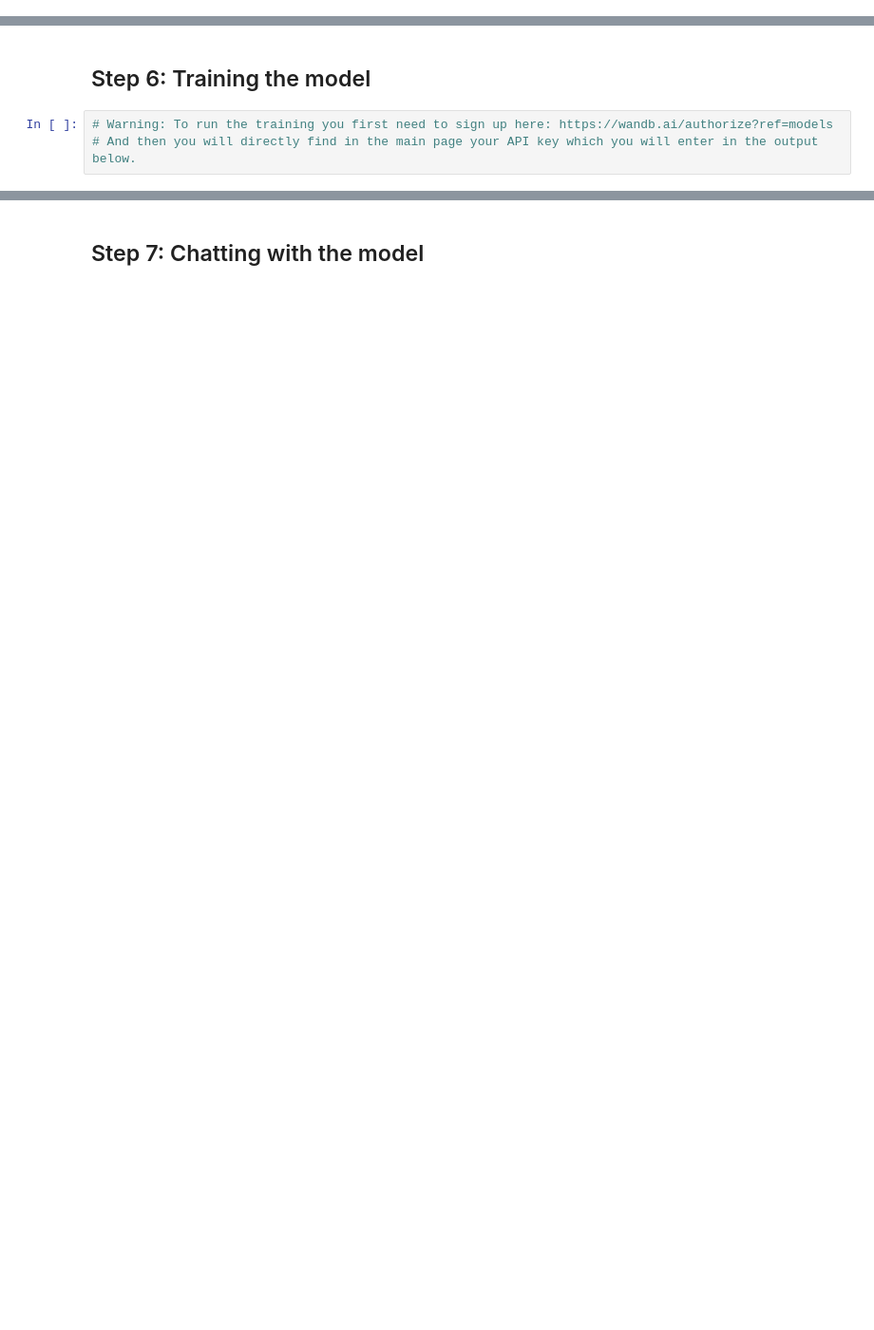
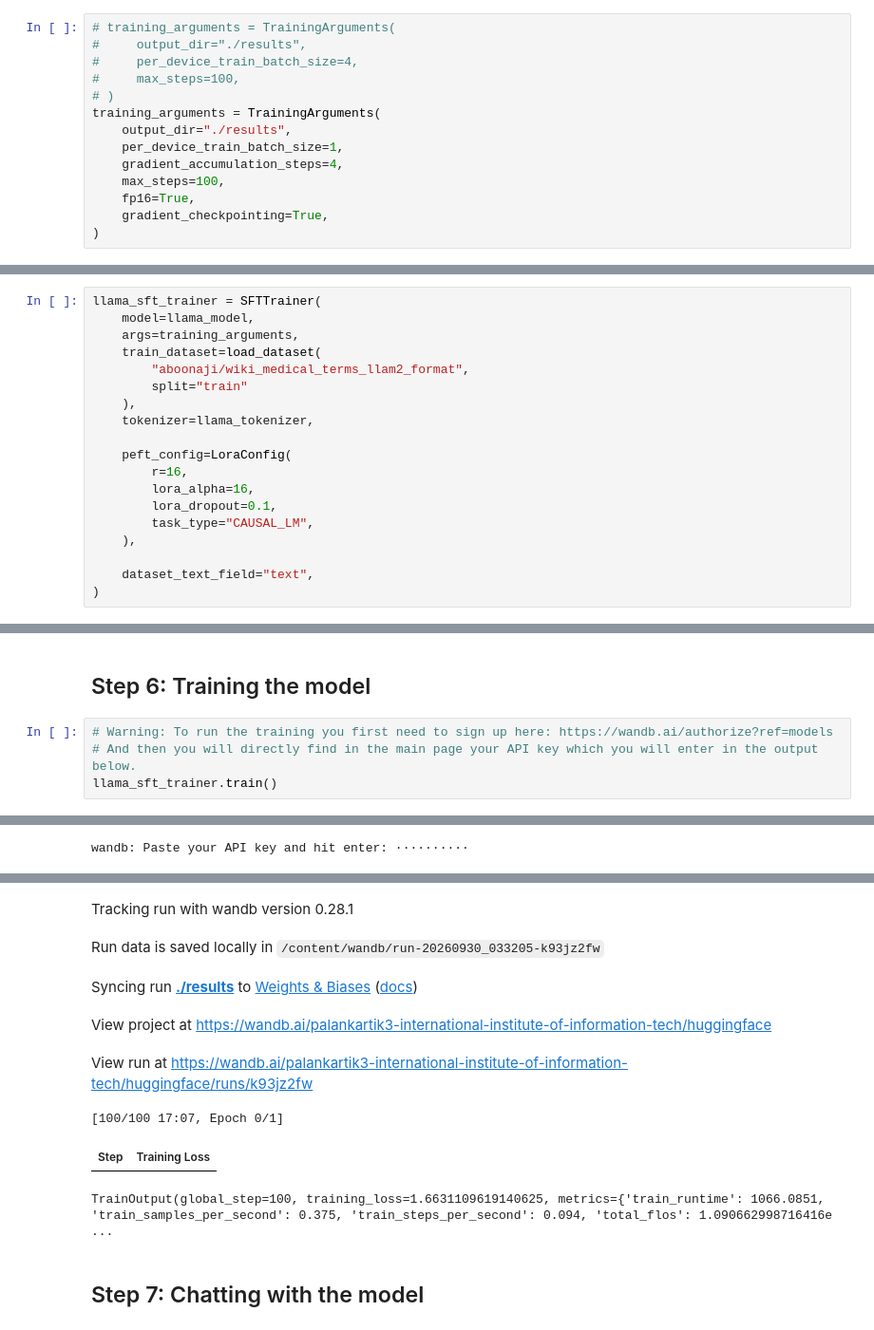
Before and after one commit to kartikpalan1022-reaper/Fine-Tuning-LLMs-with-Hugging-Face, a Jupyter notebook: Fine_Tuning_LLMs_Code.ipynb, the cells around one changed output, grey strips where cells are left out. Shown at 95% size. Cells and saved outputs as stored; diff of their text form; blank space fills up the shorter version.

```diff
--- a/Fine_Tuning_LLMs_Code.ipynb
+++ b/Fine_Tuning_LLMs_Code.ipynb
@@ -90,5 +100,38 @@ llama_tokenizer.pad_token = llama_tokenizer.eos_token
 llama_tokenizer.padding_side = "right"
 # %% [markdown]
 ## Step 4: Setting the training arguments
+# %%
+# training_arguments = TrainingArguments(
+#     output_dir="./results",
+#     per_device_train_batch_size=4,
+#     max_steps=100,
+# )
+training_arguments = TrainingArguments(
+    output_dir="./results",
+    per_device_train_batch_size=1,
+    gradient_accumulation_steps=4,
+    max_steps=100,
+    fp16=True,
+    gradient_checkpointing=True,
+)
 # %% [markdown]
 ## Step 5: Creating the Supervised Fine-Tuning trainer
+# %%
+llama_sft_trainer = SFTTrainer(
+    model=llama_model,
+    args=training_arguments,
+    train_dataset=load_dataset(
+        "aboonaji/wiki_medical_terms_llam2_format",
+        split="train"
+    ),
+    tokenizer=llama_tokenizer,
+
+    peft_config=LoraConfig(
+        r=16,
+        lora_alpha=16,
+        lora_dropout=0.1,
+        task_type="CAUSAL_LM",
+    ),
+
+    dataset_text_field="text",
+)
@@ -97,3 +144,5 @@ llama_tokenizer.padding_side = "right"
 # %%
 # Warning: To run the training you first need to sign up here: https://wandb.ai/authorize?ref=models
 # And then you will directly find in the main page your API key which you will enter in the output below.
+llama_sft_trainer.train()
+# %% [output]
@@ -99,0 +158 @@ llama_tokenizer.padding_side = "right"
+wandb: Paste your API key and hit enter: ··········
@@ -100,2 +163,10 @@ llama_tokenizer.padding_side = "right"
+Tracking run with wandb version 0.28.1
+Run data is saved locally in /content/wandb/run-20260930_033205-k93jz2fw
+Syncing run ./results to Weights & Biases (docs)
+View project at https://wandb.ai/palankartik3-international-institute-of-information-tech/huggingface
+View run at https://wandb.ai/palankartik3-international-institute-of-information-tech/huggingface/runs/k93jz2fw
+[100/100 17:07, Epoch 0/1]
+| Step | Training Loss |
+TrainOutput(global_step=100, training_loss=1.6631109619140625, metrics={'train_runtime': 1066.0851, 'train_samples_per_second': 0.375, 'train_steps_per_second': 0.094, 'total_flos': 1.090662998716416e ...
 # %% [markdown]
 ## Step 7: Chatting with the model
```
Also changed, not shown: parts of 4 cells of this notebook.
